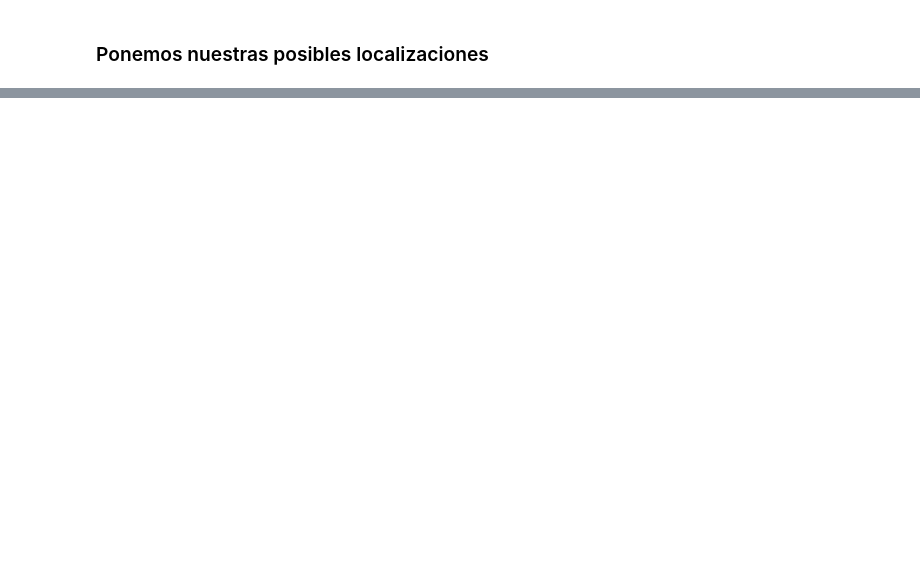
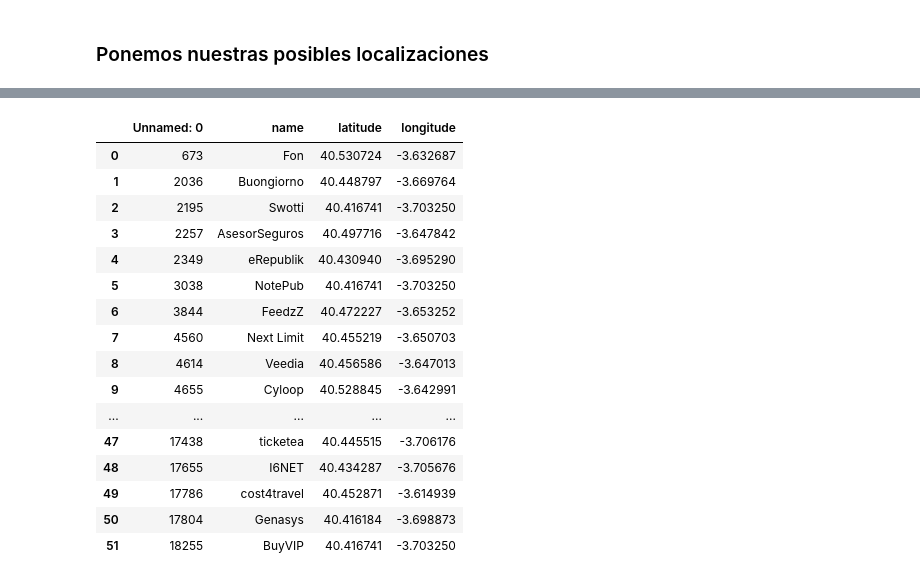
Before and after one commit to 4tolon/TheCompanyLocator, a Jupyter notebook: notebooks/VisualizacionYdatos.ipynb, the cells around one changed output, grey strips where cells are left out. Saved outputs shown, nothing was run; the diff lists cells and outputs as text; code cells hidden in the pictures; blank space fills up the shorter version.

```diff
--- a/notebooks/VisualizacionYdatos.ipynb
+++ b/notebooks/VisualizacionYdatos.ipynb
@@ -107,0 +141,20 @@ IndexError: list index out of range
+# %%
+df_ofis_empresas
+# %% [output]
+|  | Unnamed: 0 | name | latitude | longitude |
+| 0 | 673 | Fon | 40.530724 | -3.632687 |
+| 1 | 2036 | Buongiorno | 40.448797 | -3.669764 |
+| 2 | 2195 | Swotti | 40.416741 | -3.703250 |
+| 3 | 2257 | AsesorSeguros | 40.497716 | -3.647842 |
+| 4 | 2349 | eRepublik | 40.430940 | -3.695290 |
+| 5 | 3038 | NotePub | 40.416741 | -3.703250 |
+| 6 | 3844 | FeedzZ | 40.472227 | -3.653252 |
+| 7 | 4560 | Next Limit | 40.455219 | -3.650703 |
+| 8 | 4614 | Veedia | 40.456586 | -3.647013 |
+| 9 | 4655 | Cyloop | 40.528845 | -3.642991 |
+| ... | ... | ... | ... | ... |
+| 47 | 17438 | ticketea | 40.445515 | -3.706176 |
+| 48 | 17655 | I6NET | 40.434287 | -3.705676 |
+| 49 | 17786 | cost4travel | 40.452871 | -3.614939 |
+| 50 | 17804 | Genasys | 40.416184 | -3.698873 |
+| 51 | 18255 | BuyVIP | 40.416741 | -3.703250 |
```
Also changed, not shown: parts of 15 cells of this notebook, 6 other files.
